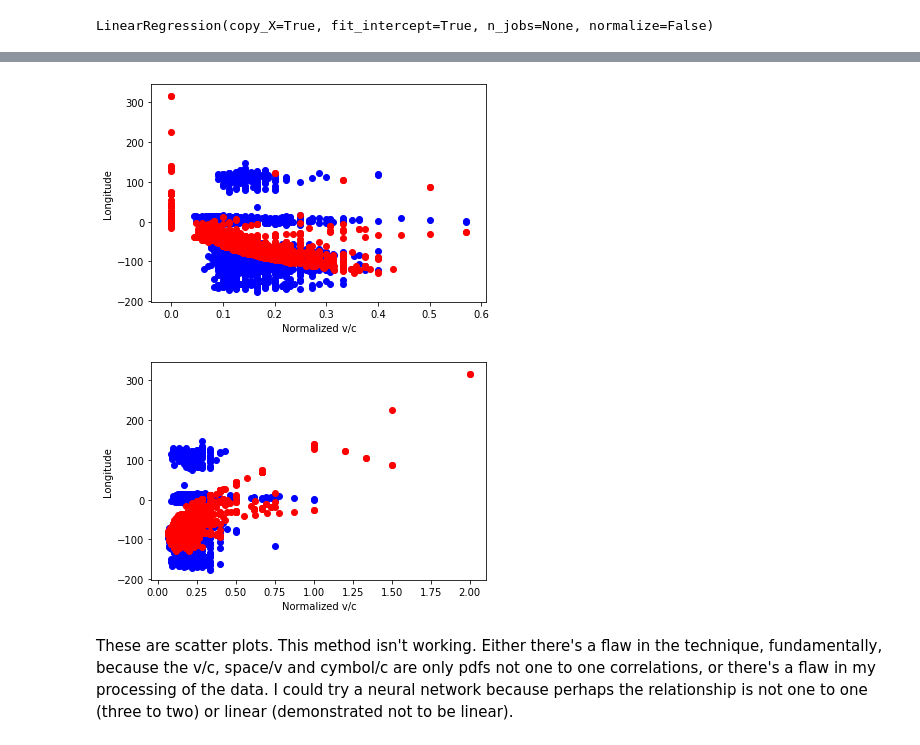
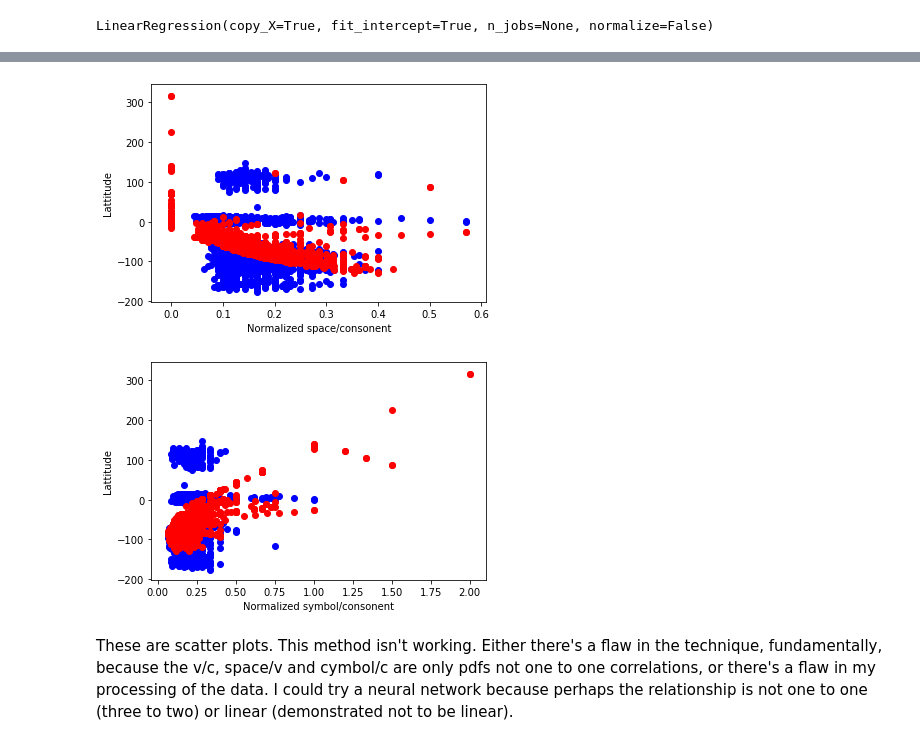
Before and after one commit to sdorsher/PhraseQuestIPython, a Jupyter notebook: regression.ipynb, the cells around one changed output, grey strips where cells are left out. Saved outputs shown, nothing was run; the diff lists cells and outputs as text; code cells hidden in the pictures.

```diff
--- a/regression.ipynb
+++ b/regression.ipynb
@@ -234,18 +234,18 @@ plt.show()
 # %%
 plt.scatter(ratioarraytraining[:,1],coordsarraytraining[:,1],color='blue')
 plt.scatter(ratioarrayvalidation[:,1],predcoords[:,1], color='red')
-plt.ylabel('Longitude')
-plt.xlabel('Normalized v/c')
+plt.ylabel('Lattitude')
+plt.xlabel('Normalized space/consonent')
 plt.show()
 # %% [output]
-[figure, old version]
+[figure, new version]
 # %%
 plt.scatter(ratioarraytraining[:,2],coordsarraytraining[:,1],color='blue')
 plt.scatter(ratioarrayvalidation[:,2],predcoords[:,1], color='red')
-plt.ylabel('Longitude')
-plt.xlabel('Normalized v/c')
+plt.ylabel('Lattitude')
+plt.xlabel('Normalized symbol/consonent')
 plt.show()
 # %% [output]
-[figure, old version]
+[figure, new version]
 # %% [markdown]
 These are scatter plots. This method isn't working. Either there's a flaw in the technique, fundamentally, because the v/c, space/v and cymbol/c are only pdfs not one to one correlations, or there's a flaw in my processing of the data. I could try a neural network because perhaps the relationship is not one to one (three to two) or linear (demonstrated not to be linear).
```
Also changed, not shown: parts of 4 cells of this notebook.
